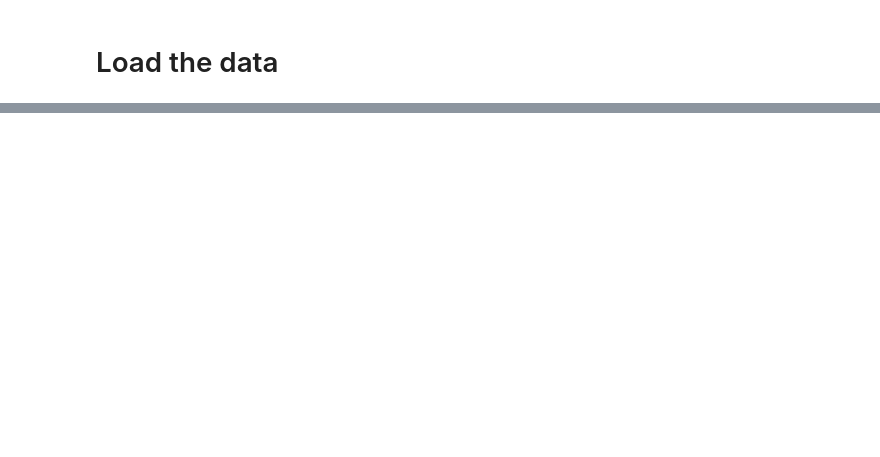
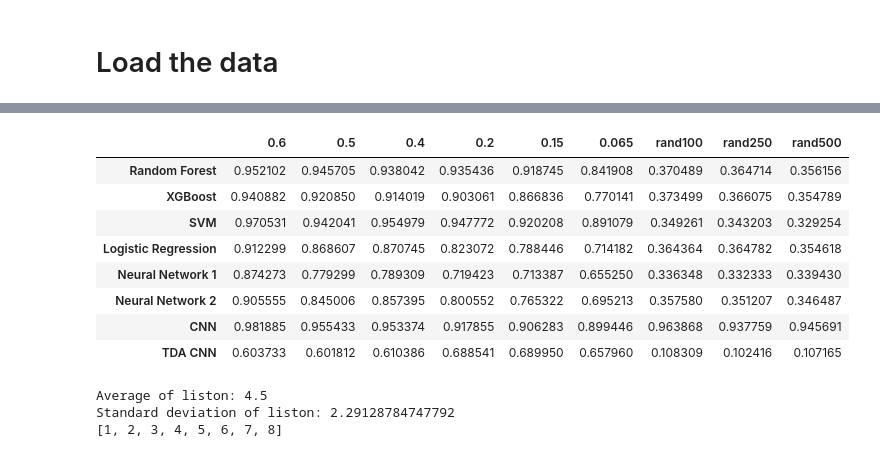
Before and after one commit to Azahramirez/GCW_TDA, a Jupyter notebook: 6Testing.ipynb, the cells around one changed output, grey strips where cells are left out. Saved outputs shown, nothing was run; the diff lists cells and outputs as text; code cells hidden in the pictures; blank space fills up the shorter version.

```diff
--- a/6Testing.ipynb
+++ b/6Testing.ipynb
@@ -202,0 +330,12 @@ Accuracy: 0.496
+# %%
+df
+# %% [output]
+|  | 0.6 | 0.5 | 0.4 | 0.2 | 0.15 | 0.065 | rand100 | rand250 | rand500 |
+| Random Forest | 0.952102 | 0.945705 | 0.938042 | 0.935436 | 0.918745 | 0.841908 | 0.370489 | 0.364714 | 0.356156 |
+| XGBoost | 0.940882 | 0.920850 | 0.914019 | 0.903061 | 0.866836 | 0.770141 | 0.373499 | 0.366075 | 0.354789 |
+| SVM | 0.970531 | 0.942041 | 0.954979 | 0.947772 | 0.920208 | 0.891079 | 0.349261 | 0.343203 | 0.329254 |
+| Logistic Regression | 0.912299 | 0.868607 | 0.870745 | 0.823072 | 0.788446 | 0.714182 | 0.364364 | 0.364782 | 0.354618 |
+| Neural Network 1 | 0.874273 | 0.779299 | 0.789309 | 0.719423 | 0.713387 | 0.655250 | 0.336348 | 0.332333 | 0.339430 |
+| Neural Network 2 | 0.905555 | 0.845006 | 0.857395 | 0.800552 | 0.765322 | 0.695213 | 0.357580 | 0.351207 | 0.346487 |
+| CNN | 0.981885 | 0.955433 | 0.953374 | 0.917855 | 0.906283 | 0.899446 | 0.963868 | 0.937759 | 0.945691 |
+| TDA CNN | 0.603733 | 0.601812 | 0.610386 | 0.688541 | 0.689950 | 0.657960 | 0.108309 | 0.102416 | 0.107165 |
@@ -202,0 +359,13 @@ Accuracy: 0.496
+# %%
+liston=[1,2,3,4,5,6,7,8]
+# calculate the avg for liston
+avg_liston = sum(liston) / len(liston)
+# calculate the std for liston
+std_liston =np.array(liston).std()
+print("Average of liston:", avg_liston)
+print("Standard deviation of liston:", std_liston)
+print(liston)
+# %% [output]
+Average of liston: 4.5
+Standard deviation of liston: 2.29128784747792
+[1, 2, 3, 4, 5, 6, 7, 8]
```
Also changed, not shown: parts of 19 cells of this notebook, 7 other files.
